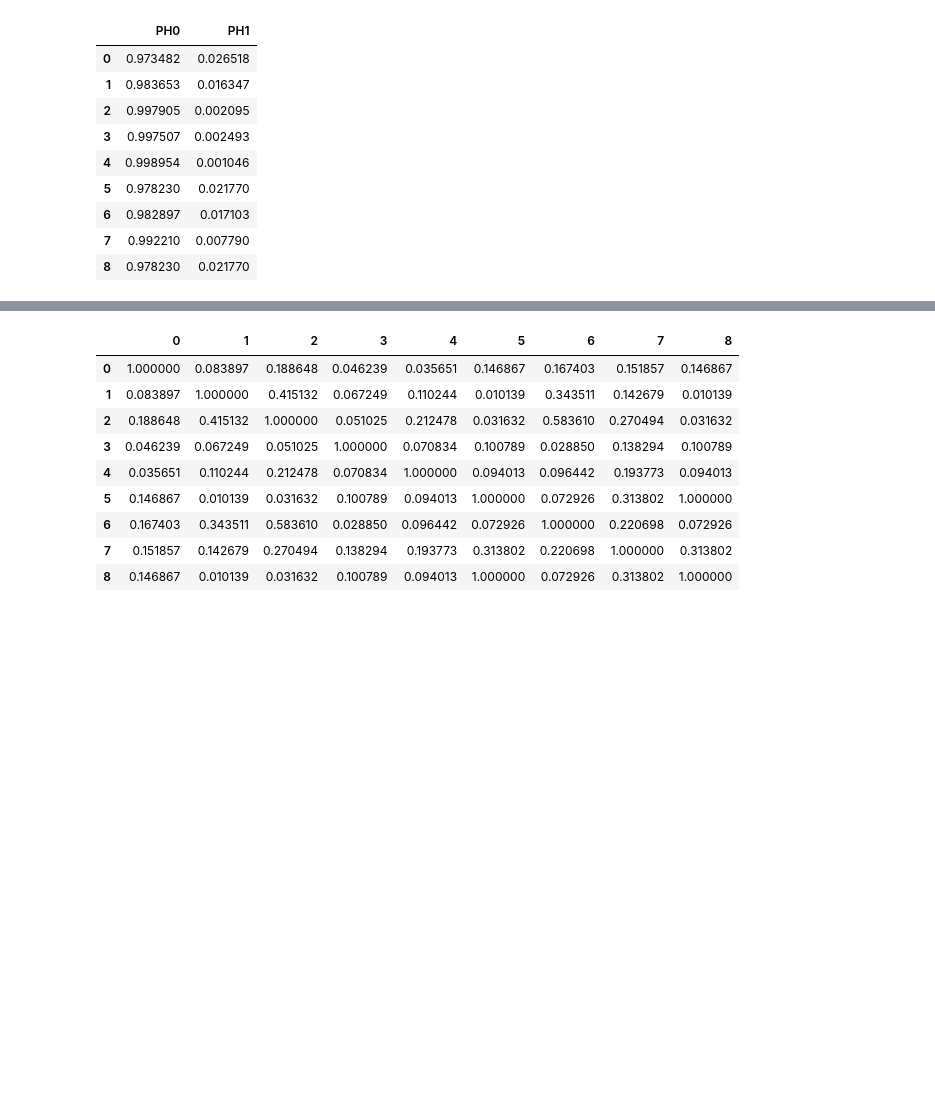
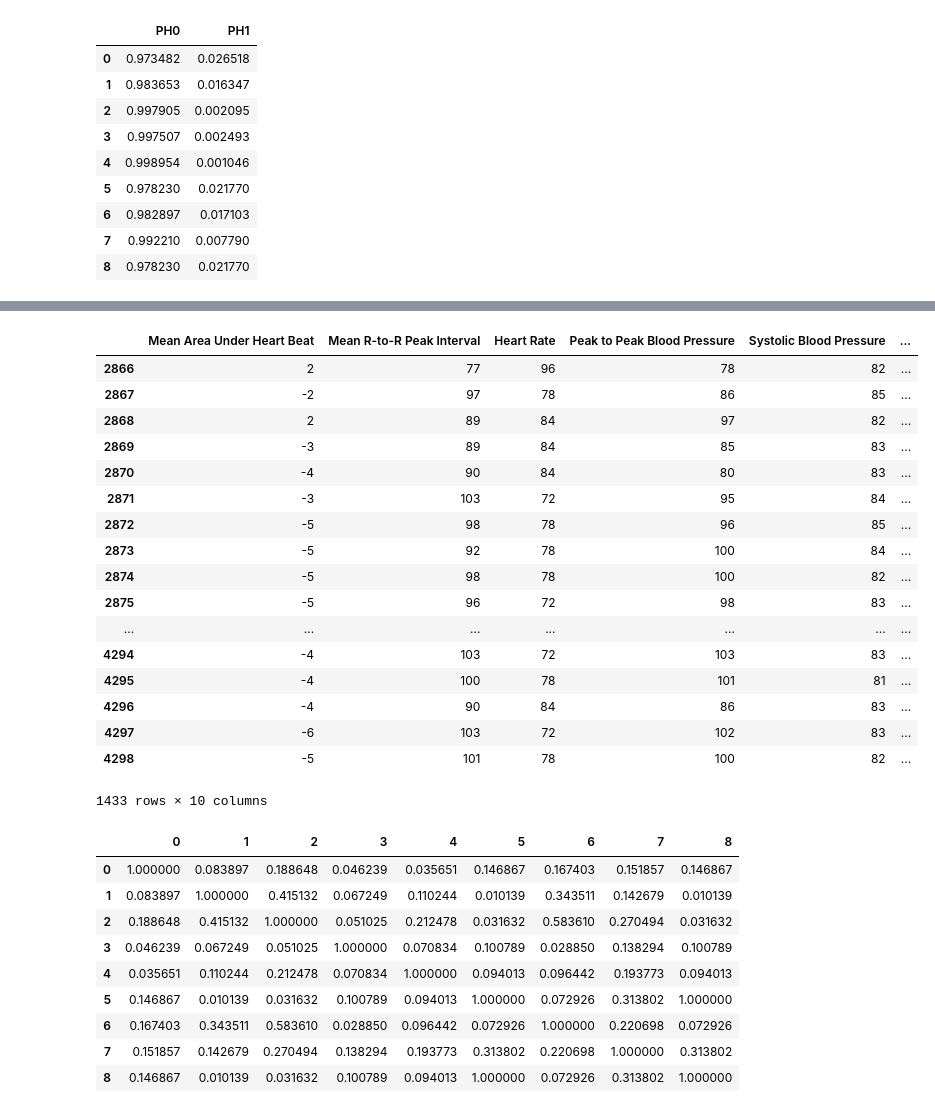
Before and after one commit to rahulsurti97/hospital_research, a Jupyter notebook: final_project.ipynb, the cells around one changed output, grey strips where cells are left out. Saved outputs shown, nothing was run; the diff lists cells and outputs as text; code cells hidden in the pictures; blank space fills up the shorter version.

```diff
--- a/final_project.ipynb
+++ b/final_project.ipynb
@@ -41,6 +42,7 @@ patient_data = [convert_to_df(file) for file in filenames]
 for df in patient_data:
     for c in df.columns:
         df[c] = df[c].apply(np.floor)
+        df[c] = df[c].apply(int)
 # %%
 # create arrays to hold train and test dataframes for each patient
 train_data = []
@@ -185,3 +187,4 @@ for patient_index, patient in enumerate(test_data):
         df = generated_alarms[patient_index]
         df[['%s ML'  % str(feature)]] = patient[[feature]].applymap(lambda row: lookup_ML(patient_index,feature_index, row))
         df[['%s MAP' % str(feature)]] = patient[[feature]].applymap(lambda row: lookup_MAP(patient_index,feature_index, row))
+    df['Golden Alarms'] = patient['Golden Alarms']
@@ -187,0 +247,9 @@ for patient_index, patient in enumerate(test_data):
+# %%
+conditional_probability_matrix = []
+for patient_index, patient in enumerate(test_data):
+    conditional_probability_matrix.append(get_cond_prob_matrix(patient_index))
+    df = conditional_probability_matrix[patient_index]
+    df = df.T
+    df['Min'] = df.min(axis=1)
+    df = df.T
+    display(df)
@@ -188,3 +338,50 @@ for patient_index, patient in enumerate(test_data):
+# %%
+# def lookup_ML(patient_index, feature_index, value):
+#     df = likelihood_matrix[patient_index][feature_index]['ML']
+#     return df.loc[value] if value in df.index else 0
+
+def lookup_ML_test (patient_index, row):
+    alarm = 0
+    for feature_index in range(len(features)):
+        df = likelihood_matrix[patient_index][feature_index]['ML']
+        value = row[feature_index]
+        if int(value) in df.index:
+            alarm += df.loc[value]
+    return 1 if alarm > 3 else 0
+
+def lookup_MAP_test (patient_index, row):
+    alarm = 0
+    for feature_index in range(len(features)):
+        df = likelihood_matrix[patient_index][feature_index]['MAP']
+        value = row[feature_index]
+        if int(value) in df.index:
+            alarm += df.loc[value]
+    return 1 if alarm > 0 else 0
+# %%
+for patient_index, patient in enumerate(test_data):
+    patient['ML']  = patient.apply(lambda row: lookup_ML_test(patient_index=patient_index, row=row), axis=1)
+    patient['MAP'] = patient.apply(lambda row: lookup_MAP_test(patient_index=patient_index, row=row), axis=1)
+
+# test_data[0]
+# %% [output]
+|  | Mean Area Under Heart Beat | Mean R-to-R Peak Interval | Heart Rate | Peak to Peak Blood Pressure | Systolic Blood Pressure | ... |
+| 2866 | 2 | 77 | 96 | 78 | 82 | ... |
+| 2867 | -2 | 97 | 78 | 86 | 85 | ... |
+| 2868 | 2 | 89 | 84 | 97 | 82 | ... |
+| 2869 | -3 | 89 | 84 | 85 | 83 | ... |
+| 2870 | -4 | 90 | 84 | 80 | 83 | ... |
+| 2871 | -3 | 103 | 72 | 95 | 84 | ... |
+| 2872 | -5 | 98 | 78 | 96 | 85 | ... |
+| 2873 | -5 | 92 | 78 | 100 | 84 | ... |
+| 2874 | -5 | 98 | 78 | 100 | 82 | ... |
+| 2875 | -5 | 96 | 72 | 98 | 83 | ... |
+| ... | ... | ... | ... | ... | ... | ... |
+| 4294 | -4 | 103 | 72 | 103 | 83 | ... |
+| 4295 | -4 | 100 | 78 | 101 | 81 | ... |
+| 4296 | -4 | 90 | 84 | 86 | 83 | ... |
+| 4297 | -6 | 103 | 72 | 102 | 83 | ... |
+| 4298 | -5 | 101 | 78 | 100 | 82 | ... |
+1433 rows × 10 columns
 # %%
 corrcoef = []
 for i in range(9):
```
Also changed, not shown: parts of 8 cells of this notebook.
